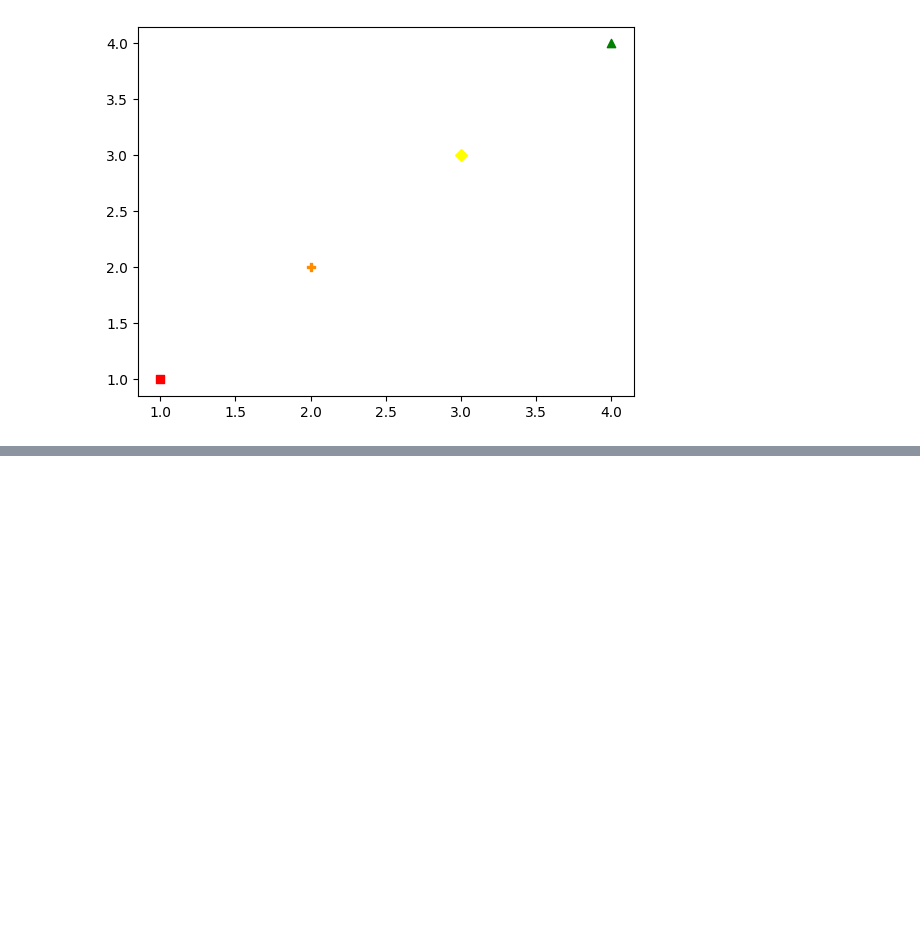
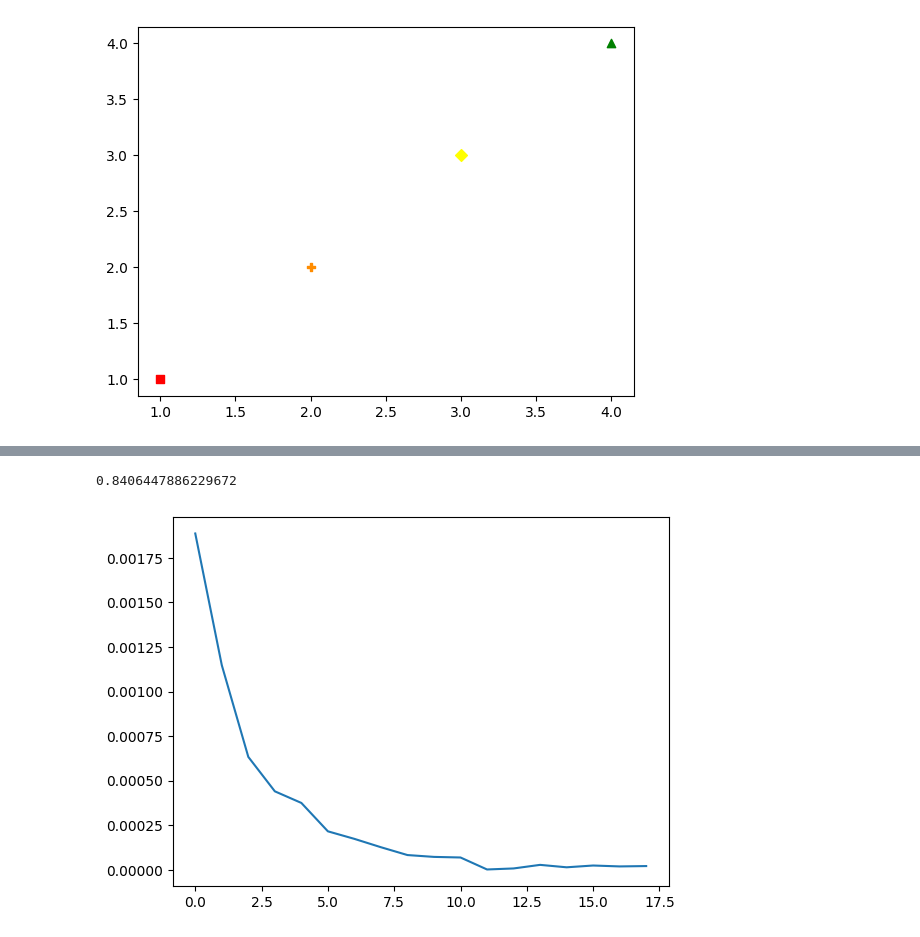
Before and after one commit to JoeOliverEvans/NHANES_PCA, a Jupyter notebook: main.ipynb, the cells around one changed output, grey strips where cells are left out. Drawn from its saved outputs; the diff is of its cells as text; code cells hidden in the pictures; blank space fills up the shorter version.

```diff
--- a/main.ipynb
+++ b/main.ipynb
@@ -215,0 +245,6 @@ for i in range(len(df_cleaned)):
+# %%
+plt.plot(np.arange(len(eigenvalues)), eigenvalues)
+sum(eigenvalues[:5])/sum(eigenvalues)
+# %% [output]
+0.8406447886229672
+[figure, added]
```
Also changed, not shown: parts of 2 cells of this notebook.
